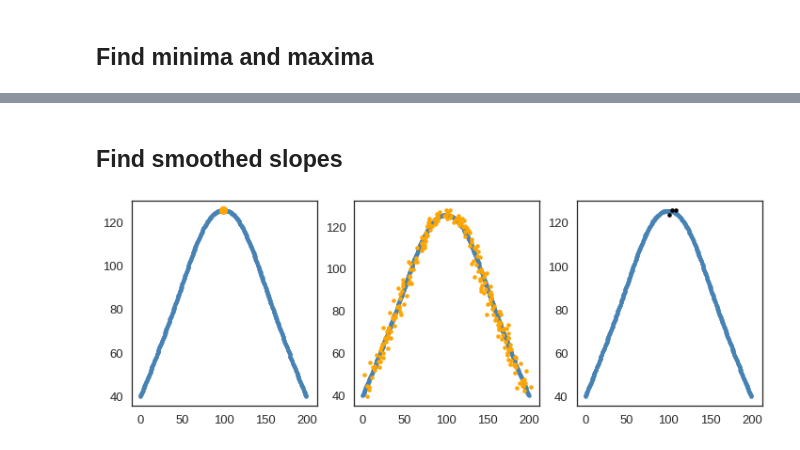
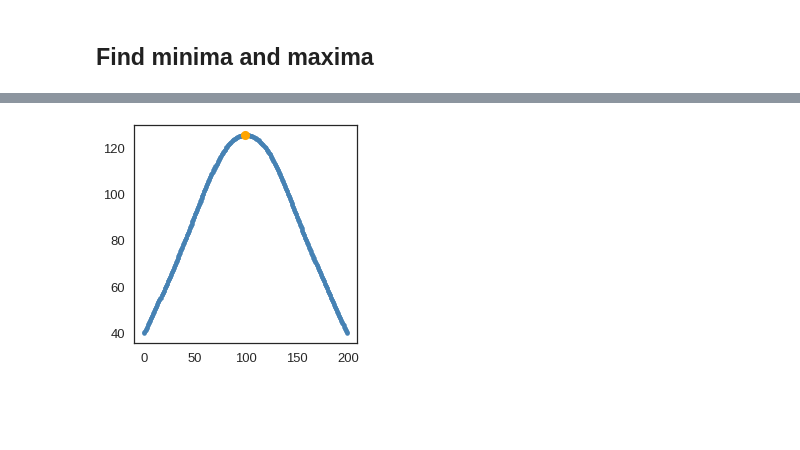
Before and after one commit to TrellixVulnTeam/gempy-notebooks_Q97W, a Jupyter notebook: server-gempy/workflow-v5.ipynb, the cells around one changed output, grey strips where cells are left out. Cells and saved outputs as stored; diff of their text form; code cells hidden in the pictures; blank space fills up the shorter version.

```diff
--- a/server-gempy/workflow-v5.ipynb
+++ b/server-gempy/workflow-v5.ipynb
@@ -158,7 +122,12 @@ for i in range(n_scalar_field_blocks):
 # %%
+# get section contours
+contours = post_pro.compute_section_contours(geo_model)
+
+# for konva  # x0y0x1y1...xnyn
+contours_konva = post_pro.process_section_contours_for_konva(contours)
+
 # plot
 fig, ax = plt.subplots()
-ax.imshow(scalar_field, cmap=plt.cm.gray)
 
 for key in contours.keys():
 
@@ -248,2 +171,0 @@ plt.show()
-# %% [markdown]
-## Find smoothed slopes
@@ -264,12 +172,11 @@ xsn, ysn = xs_noisy[:-2][pn_], ys_noisy[:-2][pn_]
 # %%
-fig, (ax_1, ax_2, ax_3) = plt.subplots(nrows=1, ncols=3, sharex=True, figsize=(12, 4))
-ax.imshow(scalar_field, cmap=plt.cm.gray)
+
+xs_extrems, ys_extrems = post_pro.get_line_extrema(xs, ys)
+
+# plot
+fig, (ax_1) = plt.subplots(nrows=1, ncols=1, sharex=True, figsize=(4, 4))
 ax_1.plot(xs, ys, '.', color='steelblue')
 ax_1.plot(xs_extrems, ys_extrems, 'o', color='orange')
-ax_2.plot(xs, ys, '.', color='steelblue')
-ax_2.plot(xs_noisy_extrems, ys_noisy_extrems, '.', color='orange')
-ax_3.plot(xs, ys, '.', color='steelblue')
-ax_3.plot(xsn, ysn, '.', color='black')
 plt.show()
 # %% [output]
-[figure, old version]
+[figure, new version]
```
Also changed, not shown: parts of 8 cells of this notebook, 1 other file.
